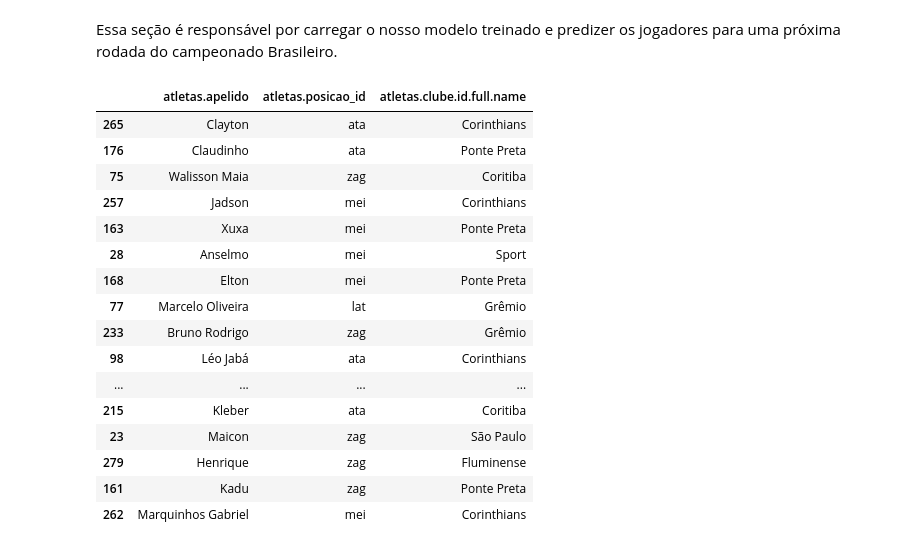
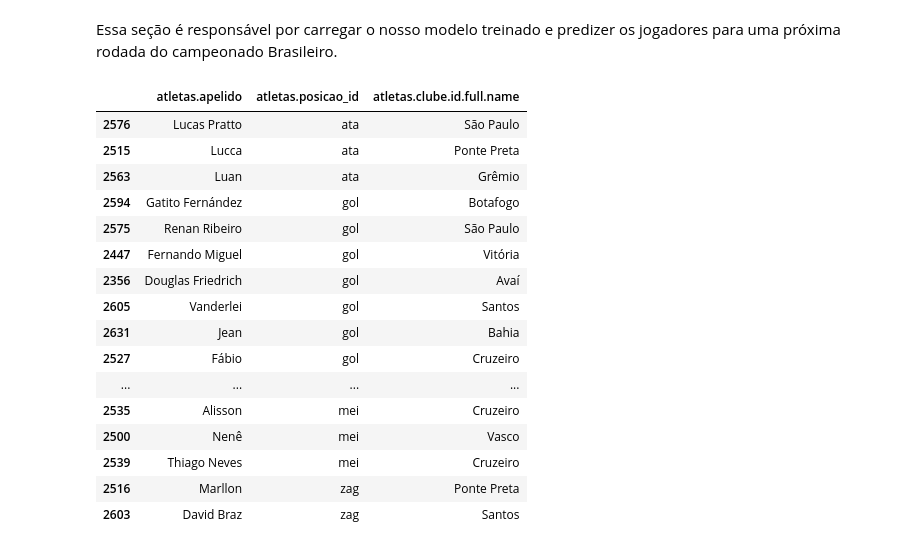
Before and after one commit to henriquepgomide/caRtola, a Jupyter notebook: lib/python/Samples Creator.ipynb, the cells around one changed output. Cells and saved outputs as stored; diff of their text form; code cells hidden in the pictures.

Commit message:
predictions for round 12
- add predictions by position

```diff
--- a/lib/python/Samples Creator.ipynb
+++ b/lib/python/Samples Creator.ipynb
@@ -574,26 +574,37 @@ def predict_best_players(df_samples, reg, n_players=11):
 
     pred = reg.predict(samples)
     best_indexes = pred.argsort()[-n_players:]
-    return df_samples.loc[best_indexes]
+    return df_samples.iloc[best_indexes]
+
+def predict_best_players_by_position(df_samples, reg, n_gol=5, n_zag=5, n_lat=5, n_mei=5, n_atk=5):
+    df_result = pd.DataFrame(columns=df_samples.columns)
+    for n_players, pos in zip([n_gol, n_zag, n_lat, n_mei, n_atk], range(1,6)):
+        samples = df_samples[df_samples['atletas.posicao_id'] == pos]
+        df_pos = predict_best_players(samples, reg, n_players)
+        df_result = df_result.append(df_pos)
+
+    return df_result
+# %%
+df_rodada = df_test[(df_test['atletas.rodada_id'] == 11) & (df_test['atletas.status_id'] == "Provável")]
+df_samples = to_samples(df_rodada)
 # %%
-df_samples = to_samples(df_test[df_test['atletas.rodada_id'] == 10])
 df_players = predict_best_players(df_samples, reg, n_players=25)
-df_test.loc[df_players.index][['atletas.apelido', 'atletas.posicao_id', 'atletas.clube.id.full.name']]
+df_rodada.iloc[df_players.index][['atletas.apelido', 'atletas.posicao_id', 'atletas.clube.id.full.name']].sort_values('atletas.posicao_id')
 # %% [output]
 |  | atletas.apelido | atletas.posicao_id | atletas.clube.id.full.name |
-| 265 | Clayton | ata | Corinthians |
-| 176 | Claudinho | ata | Ponte Preta |
-| 75 | Walisson Maia | zag | Coritiba |
-| 257 | Jadson | mei | Corinthians |
-| 163 | Xuxa | mei | Ponte Preta |
-| 28 | Anselmo | mei | Sport |
-| 168 | Elton | mei | Ponte Preta |
-| 77 | Marcelo Oliveira | lat | Grêmio |
-| 233 | Bruno Rodrigo | zag | Grêmio |
-| 98 | Léo Jabá | ata | Corinthians |
+| 2576 | Lucas Pratto | ata | São Paulo |
+| 2515 | Lucca | ata | Ponte Preta |
+| 2563 | Luan | ata | Grêmio |
+| 2594 | Gatito Fernández | gol | Botafogo |
+| 2575 | Renan Ribeiro | gol | São Paulo |
+| 2447 | Fernando Miguel | gol | Vitória |
+| 2356 | Douglas Friedrich | gol | Avaí |
+| 2605 | Vanderlei | gol | Santos |
+| 2631 | Jean | gol | Bahia |
+| 2527 | Fábio | gol | Cruzeiro |
 | ... | ... | ... | ... |
-| 215 | Kleber | ata | Coritiba |
-| 23 | Maicon | zag | São Paulo |
-| 279 | Henrique | zag | Fluminense |
-| 161 | Kadu | zag | Ponte Preta |
-| 262 | Marquinhos Gabriel | mei | Corinthians |
+| 2535 | Alisson | mei | Cruzeiro |
+| 2500 | Nenê | mei | Vasco |
+| 2539 | Thiago Neves | mei | Cruzeiro |
+| 2516 | Marllon | zag | Ponte Preta |
+| 2603 | David Braz | zag | Santos |
```
Also changed, not shown: parts of 13 cells of this notebook, 3 other files.
